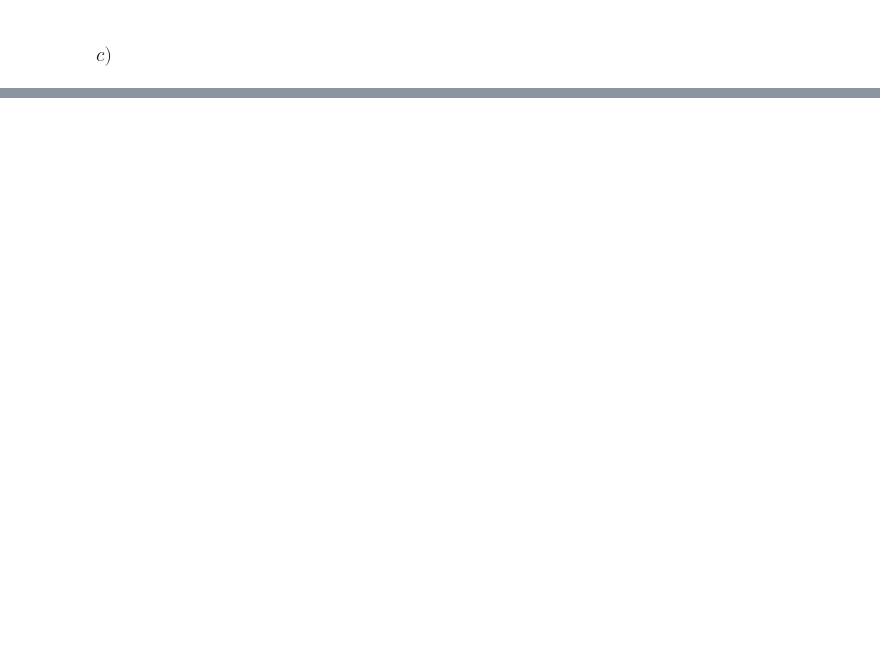
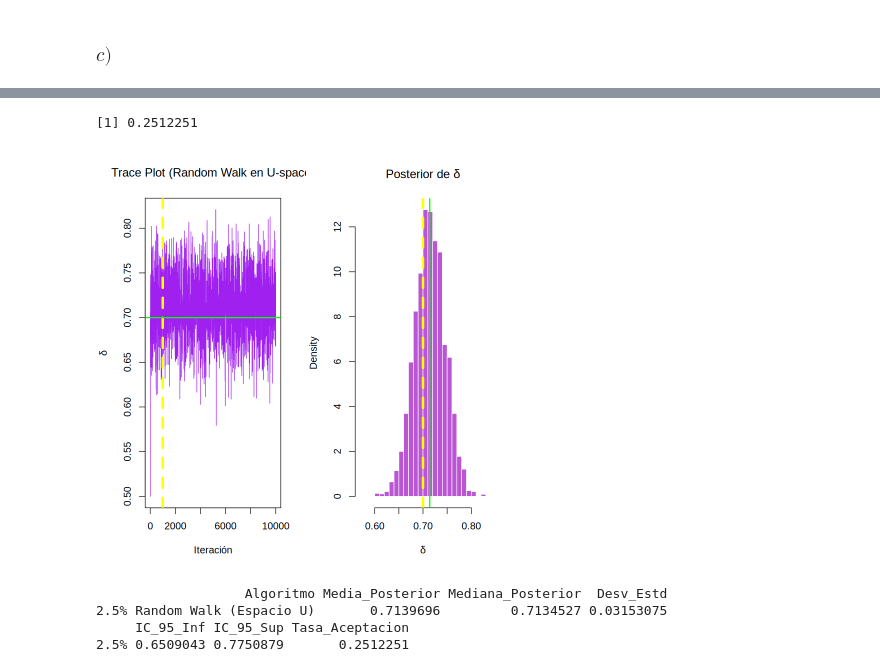
Before and after one commit to Nicolas-Bernal/Simulacion-Estadistica, a Jupyter notebook: MARKOV CHAIN MONTE CARLO/Metropolis Hasting/METROPOLIS–HASTINGS_ALGORITHM.ipynb, the cells around one changed output, grey strips where cells are left out. Saved outputs shown, nothing was run; the diff lists cells and outputs as text; code cells hidden in the pictures; blank space fills up the shorter version.

```diff
--- a/MARKOV CHAIN MONTE CARLO/Metropolis Hasting/METROPOLIS–HASTINGS_ALGORITHM.ipynb
+++ b/MARKOV CHAIN MONTE CARLO/Metropolis Hasting/METROPOLIS–HASTINGS_ALGORITHM.ipynb
@@ -36,7 +36,7 @@ Delta1 = 0.7
 
 u = runif(n)
 
-componentes = ifelse(u < delta,1,2)
+componentes = ifelse(u < Delta1,1,2)
 x = numeric(n)
 
 x[componentes == 1] = rnorm(sum(componentes == 1),mean = 7,sd = 0.5)
@@ -160,0 +281,77 @@ print(resumen_b)
+# %%
+set.seed(777)
+
+N = 10000
+burn_in = 1000
+delta_init = 0.5
+u_init = log(delta_init)
+
+cadena_u = numeric(N)
+cadena_d = numeric(N) #
+
+cadena_u[1] = u_init
+cadena_d[1] = delta_init
+aceptados_d = 0
+
+for(t in 1:(N-1)){
+  epsilon = runif(1,min = -1,max = 1)
+  u_prop = cadena_u[t] + epsilon
+
+  delta_prop = plogis(u_prop)
+  delta_curr = cadena_d[t]
+
+  log_post = log_ind(delta_prop,x) + log(delta_prop * (1-delta_prop))
+  log_postc = log_ind(delta_curr,x) + log(delta_curr * (1-delta_curr))
+
+  log_alpha = log_post - log_postc
+
+  if (log(runif(1)) < log_alpha) {
+    cadena_u[t + 1] = u_prop
+    cadena_d[t + 1] = delta_prop
+    aceptados_d = aceptados_d + 1
+  } else {
+    cadena_u[t + 1] <- cadena_u[t]
+    cadena_d[t + 1] <- cadena_d[t]
+  }
+}
+cadena_dburn = cadena_d[(burn_in + 1):N]
+tasa_aceptacion_d = aceptados_d / (N - 1)
+
+tasa_aceptacion_d
+# %% [output]
+[1] 0.2512251
+# %%
+par(mfrow = c(1, 2))
+
+
+plot(cadena_d, type = "l", col = "purple",
+     main = expression(paste("Trace Plot (Random Walk en ", U, "-space)")),
+     xlab = "Iteración", ylab = expression(delta))
+abline(v = burn_in, col = "yellow", lty = 2,lwd = 4)
+abline(h = Delta1, col = "green", lwd = 2)
+
+hist(cadena_dburn, breaks = 30, probability = TRUE,
+     col = "mediumorchid", border = "white",
+     main = expression(paste("Posterior de ", delta)),
+     xlab = expression(delta))
+abline(v = mean(cadena_dburn), col = "green", lwd = 2)
+abline(v = Delta1, col = "yellow", lwd = 4, lty = 2)
+# %% [output]
+[figure, added]
+# %%
+resumen_d <- data.frame(
+  Algoritmo = "Random Walk (Espacio U)",
+  Media_Posterior = mean(cadena_dburn),
+  Mediana_Posterior = median(cadena_dburn),
+  Desv_Estd = sd(cadena_dburn),
+  IC_95_Inf = quantile(cadena_dburn, 0.025),
+  IC_95_Sup = quantile(cadena_dburn, 0.975),
+  Tasa_Aceptacion = tasa_aceptacion_d
+)
+
+print(resumen_d)
+# %% [output]
+                   Algoritmo Media_Posterior Mediana_Posterior  Desv_Estd
+2.5% Random Walk (Espacio U)       0.7139696         0.7134527 0.03153075
+     IC_95_Inf IC_95_Sup Tasa_Aceptacion
+2.5% 0.6509043 0.7750879       0.2512251
```
Also changed, not shown: parts of 11 cells of this notebook.
